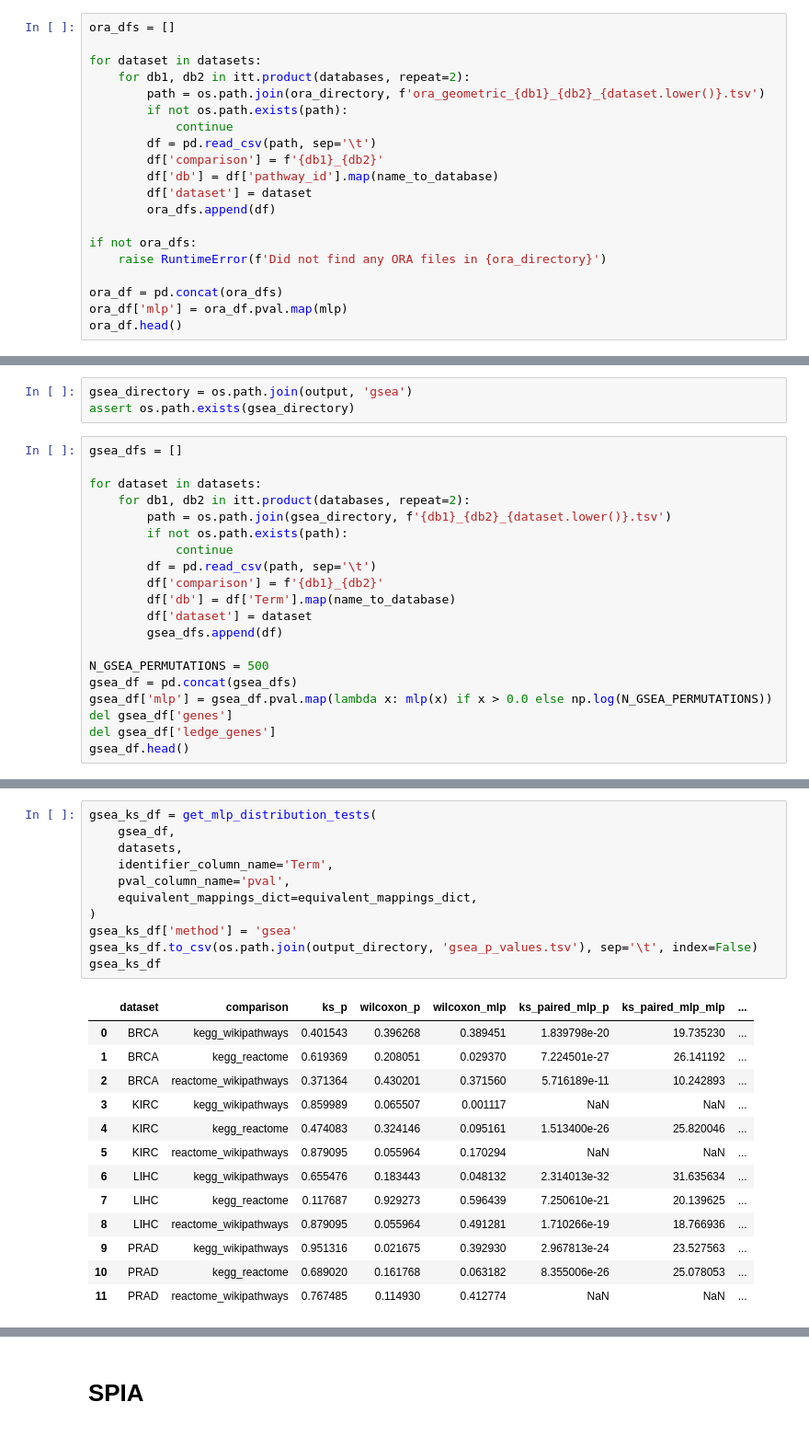
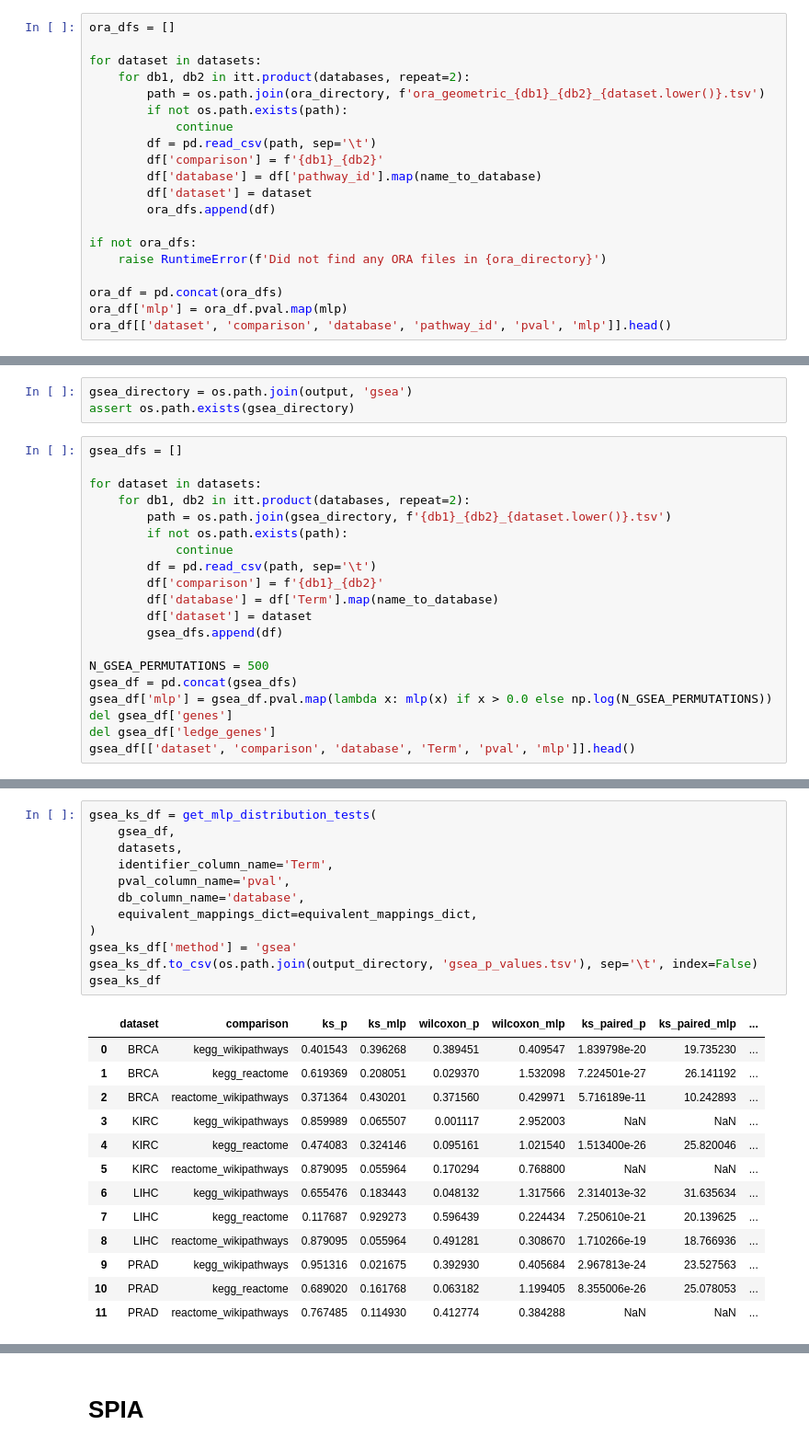
Before and after one commit to pathwayforte/results, a Jupyter notebook: notebooks/evaluation/Comparisons of P-Value Distributions of Pathway Analogs.ipynb, the cells around one changed output, grey strips where cells are left out. Shown: that part at 92% size. Drawn from its saved outputs; the diff is of its cells as text.

```diff
--- a/notebooks/evaluation/Comparisons of P-Value Distributions of Pathway Analogs.ipynb
+++ b/notebooks/evaluation/Comparisons of P-Value Distributions of Pathway Analogs.ipynb
@@ -95,7 +124,7 @@ for dataset in datasets:
             continue
         df = pd.read_csv(path, sep='\t')
         df['comparison'] = f'{db1}_{db2}'
-        df['db'] = df['pathway_id'].map(name_to_database)
+        df['database'] = df['pathway_id'].map(name_to_database)
         df['dataset'] = dataset
         ora_dfs.append(df)
 
@@ -104,5 +133,5 @@ if not ora_dfs:
 
 ora_df = pd.concat(ora_dfs)
 ora_df['mlp'] = ora_df.pval.map(mlp)
-ora_df.head()
+ora_df[['dataset', 'comparison', 'database', 'pathway_id', 'pval', 'mlp']].head()
 # %% [output]
@@ -175,7 +192,7 @@ for dataset in datasets:
             continue
         df = pd.read_csv(path, sep='\t')
         df['comparison'] = f'{db1}_{db2}'
-        df['db'] = df['Term'].map(name_to_database)
+        df['database'] = df['Term'].map(name_to_database)
         df['dataset'] = dataset
         gsea_dfs.append(df)
 
@@ -184,5 +201,5 @@ gsea_df = pd.concat(gsea_dfs)
 gsea_df['mlp'] = gsea_df.pval.map(lambda x: mlp(x) if x > 0.0 else np.log(N_GSEA_PERMUTATIONS))
 del gsea_df['genes']
 del gsea_df['ledge_genes']
-gsea_df.head()
+gsea_df[['dataset', 'comparison', 'database', 'Term', 'pval', 'mlp']].head()
 # %% [output]
@@ -201,25 +217,26 @@ plt.show()
 # %%
 gsea_ks_df = get_mlp_distribution_tests(
     gsea_df,
     datasets,
     identifier_column_name='Term',
     pval_column_name='pval',
+    db_column_name='database',
     equivalent_mappings_dict=equivalent_mappings_dict,
 )
 gsea_ks_df['method'] = 'gsea'
 gsea_ks_df.to_csv(os.path.join(output_directory, 'gsea_p_values.tsv'), sep='\t', index=False)
 gsea_ks_df
 # %% [output]
-|  | dataset | comparison | ks_p | wilcoxon_p | wilcoxon_mlp | ks_paired_mlp_p | ks_paired_mlp_mlp | ... |
-| 0 | BRCA | kegg_wikipathways | 0.401543 | 0.396268 | 0.389451 | 1.839798e-20 | 19.735230 | ... |
-| 1 | BRCA | kegg_reactome | 0.619369 | 0.208051 | 0.029370 | 7.224501e-27 | 26.141192 | ... |
-| 2 | BRCA | reactome_wikipathways | 0.371364 | 0.430201 | 0.371560 | 5.716189e-11 | 10.242893 | ... |
-| 3 | KIRC | kegg_wikipathways | 0.859989 | 0.065507 | 0.001117 | NaN | NaN | ... |
-| 4 | KIRC | kegg_reactome | 0.474083 | 0.324146 | 0.095161 | 1.513400e-26 | 25.820046 | ... |
-| 5 | KIRC | reactome_wikipathways | 0.879095 | 0.055964 | 0.170294 | NaN | NaN | ... |
-| 6 | LIHC | kegg_wikipathways | 0.655476 | 0.183443 | 0.048132 | 2.314013e-32 | 31.635634 | ... |
-| 7 | LIHC | kegg_reactome | 0.117687 | 0.929273 | 0.596439 | 7.250610e-21 | 20.139625 | ... |
-| 8 | LIHC | reactome_wikipathways | 0.879095 | 0.055964 | 0.491281 | 1.710266e-19 | 18.766936 | ... |
-| 9 | PRAD | kegg_wikipathways | 0.951316 | 0.021675 | 0.392930 | 2.967813e-24 | 23.527563 | ... |
-| 10 | PRAD | kegg_reactome | 0.689020 | 0.161768 | 0.063182 | 8.355006e-26 | 25.078053 | ... |
-| 11 | PRAD | reactome_wikipathways | 0.767485 | 0.114930 | 0.412774 | NaN | NaN | ... |
+|  | dataset | comparison | ks_p | ks_mlp | wilcoxon_p | wilcoxon_mlp | ks_paired_p | ks_paired_mlp | ... |
+| 0 | BRCA | kegg_wikipathways | 0.401543 | 0.396268 | 0.389451 | 0.409547 | 1.839798e-20 | 19.735230 | ... |
+| 1 | BRCA | kegg_reactome | 0.619369 | 0.208051 | 0.029370 | 1.532098 | 7.224501e-27 | 26.141192 | ... |
+| 2 | BRCA | reactome_wikipathways | 0.371364 | 0.430201 | 0.371560 | 0.429971 | 5.716189e-11 | 10.242893 | ... |
+| 3 | KIRC | kegg_wikipathways | 0.859989 | 0.065507 | 0.001117 | 2.952003 | NaN | NaN | ... |
+| 4 | KIRC | kegg_reactome | 0.474083 | 0.324146 | 0.095161 | 1.021540 | 1.513400e-26 | 25.820046 | ... |
+| 5 | KIRC | reactome_wikipathways | 0.879095 | 0.055964 | 0.170294 | 0.768800 | NaN | NaN | ... |
+| 6 | LIHC | kegg_wikipathways | 0.655476 | 0.183443 | 0.048132 | 1.317566 | 2.314013e-32 | 31.635634 | ... |
+| 7 | LIHC | kegg_reactome | 0.117687 | 0.929273 | 0.596439 | 0.224434 | 7.250610e-21 | 20.139625 | ... |
+| 8 | LIHC | reactome_wikipathways | 0.879095 | 0.055964 | 0.491281 | 0.308670 | 1.710266e-19 | 18.766936 | ... |
+| 9 | PRAD | kegg_wikipathways | 0.951316 | 0.021675 | 0.392930 | 0.405684 | 2.967813e-24 | 23.527563 | ... |
+| 10 | PRAD | kegg_reactome | 0.689020 | 0.161768 | 0.063182 | 1.199405 | 8.355006e-26 | 25.078053 | ... |
+| 11 | PRAD | reactome_wikipathways | 0.767485 | 0.114930 | 0.412774 | 0.384288 | NaN | NaN | ... |
```
Also changed, not shown: parts of 17 cells of this notebook.
